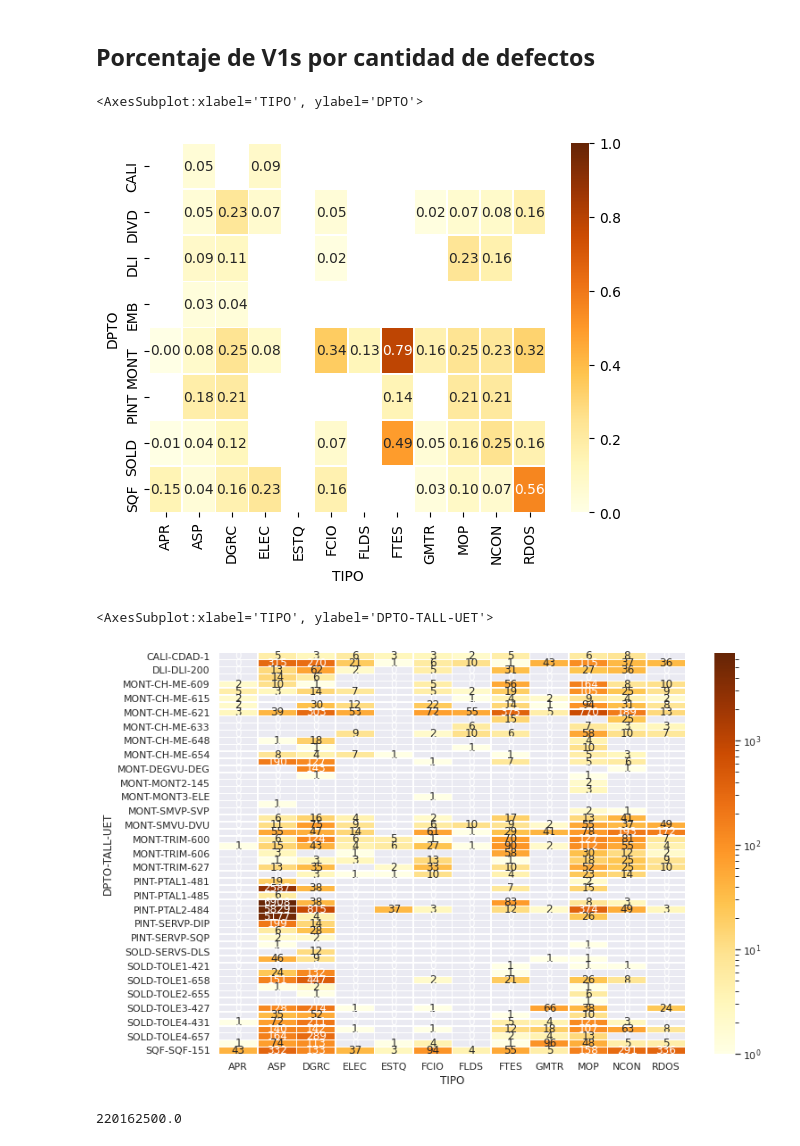
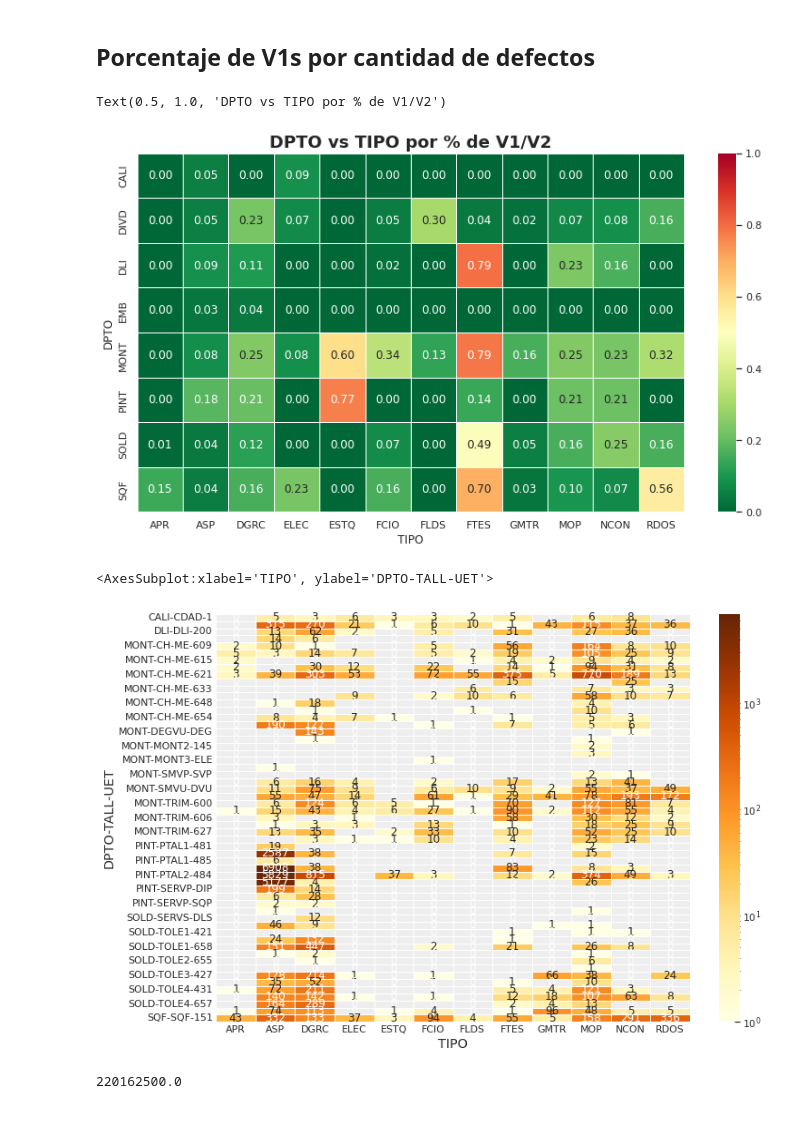
Before and after one commit to GeraCollante/tesis-icomp-machinelearning, a Jupyter notebook: DataPlottingAndAnalysis.ipynb, the cells around one changed output. Saved outputs shown, nothing was run; the diff lists cells and outputs as text; code cells hidden in the pictures; blank space fills up the shorter version.

```diff
--- a/DataPlottingAndAnalysis.ipynb
+++ b/DataPlottingAndAnalysis.ipynb
@@ -118,6 +374,13 @@ df.groupby('TIPO').count()['ID'].sort_values().plot.pie(autopct='%1.1f%%',figsiz
 # **Mapas de calor**
 # %% [markdown]
 ## Cantidad de defectos DPTO vs TIPO
+# %%
+plot_df = pd.crosstab([df.DPTO], [df.TIPO])
+plot_df = plot_df.mask(plot_df < 21, 0)
+# %%
+mask_df = plot_df.mask(plot_df > 21, 1)
+# %%
+mask_df = mask_df.replace({0:False, 1:True})
 # %%
 from matplotlib.colors import LogNorm
 
@@ -139,4 +420,4 @@ v1cross = v1cross[v2cross>mindef]
 v1v2pct = v1cross / (v1cross + v2cross)
 # %%
 v1v2pct = pd.crosstab([v1.DPTO], [v1.TIPO])/(pd.crosstab([v1.DPTO], [v1.TIPO])+pd.crosstab([v2.DPTO], [v2.TIPO]))
-v1v2pct.fillna(0)
+v1v2pct = v1v2pct[mask_df].fillna(0)
@@ -154,15 +424,41 @@ v1v2pct.fillna(0)
 # %% [markdown]
 ## Porcentaje de V1s por cantidad de defectos
 # %%
-sns.heatmap(v1v2pct, annot=True, cmap='YlOrBr', fmt='.2f',linewidths=.5, vmin=0, vmax=1, robust=True)
+plt.figure(figsize=(13, 7))
+
+fig = sns.heatmap(
+    v1v2pct,
+    annot=True,
+    cmap="RdYlGn_r",
+    fmt=".2f",
+    linewidths=0.5,
+    vmin=0,
+    vmax=1,
+    robust=True,
+)
+
+fig.set_title(
+    "DPTO vs TIPO por % de V1/V2",
+    fontdict={
+        "weight": "bold",
+        "size": 18,
+    },
+)
 # %% [output]
-<AxesSubplot:xlabel='TIPO', ylabel='DPTO'>
+Text(0.5, 1.0, 'DPTO vs TIPO por % de V1/V2')
-[figure, old version]
+[figure, new version]
 # %%
-sns.heatmap(pd.crosstab([v1.DPTO, v1.TALL, v1.UET], [v1.TIPO]), norm=LogNorm(), annot=True, cmap='YlOrBr', fmt="d", linewidths=.5)
+sns.heatmap(
+    pd.crosstab([v1.DPTO, v1.TALL, v1.UET], [v1.TIPO]),
+    norm=LogNorm(),
+    annot=True,
+    cmap="YlOrBr",
+    fmt="d",
+    linewidths=0.5,
+)
 # %% [output]
 <AxesSubplot:xlabel='TIPO', ylabel='DPTO-TALL-UET'>
-[figure, old version]
+[figure, new version]
 # %%
 (len(df.PJI.unique())*3000000)/160
 # %% [output]
```
Also changed, not shown: parts of 38 cells of this notebook, 15 other files.
